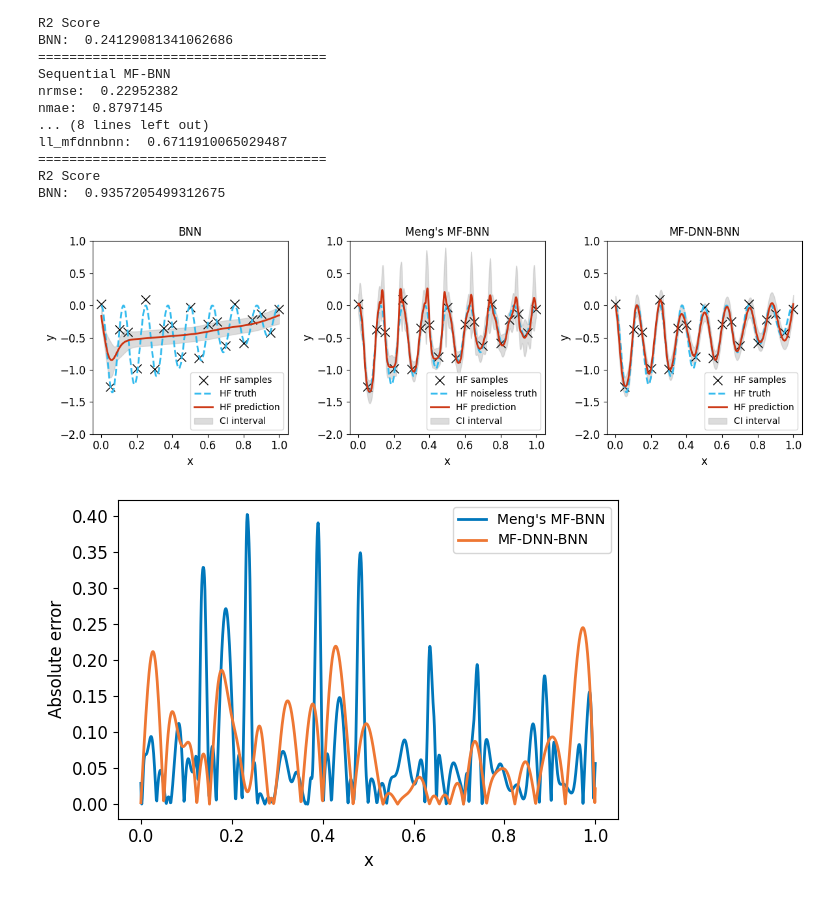
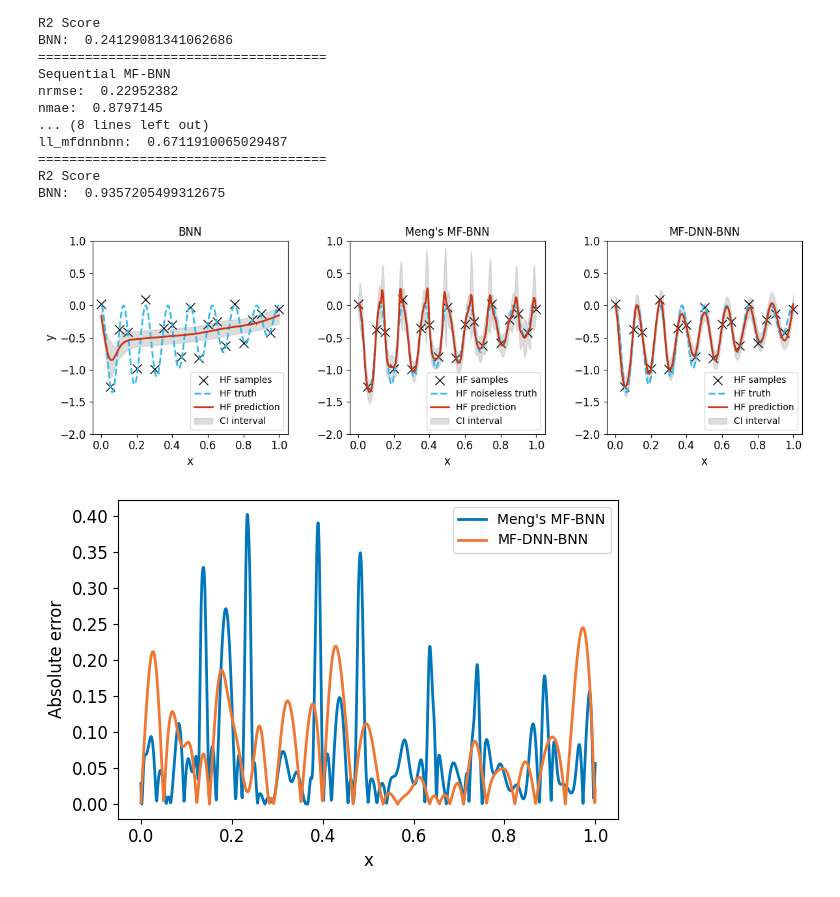
Before and after one commit to bessagroup/mfbml, a Jupyter notebook: studies/bnn_illustrative_examples/mf_dnn_bnn/mf_dnn_bnn_showcase.ipynb, the cells around one changed output. Saved outputs shown, nothing was run; the diff lists cells and outputs as text; code cells hidden in the pictures.

```diff
--- a/studies/bnn_illustrative_examples/mf_dnn_bnn/mf_dnn_bnn_showcase.ipynb
+++ b/studies/bnn_illustrative_examples/mf_dnn_bnn/mf_dnn_bnn_showcase.ipynb
@@ -487,7 +488,7 @@ ax[1].fill_between(
 ax[1].legend(loc="lower right")
 ax[1].set_title("Meng's MF-BNN", fontsize=font_size)
 ax[1].set_xlabel("x", fontsize=font_size)
-ax[1].set_ylabel("y", fontsize=font_size)
+ax[1].set_ylabel(" ", fontsize=font_size)
 ax[1].tick_params(labelsize=font_size)
 ax[1].set_ylim([-2, 1.0])
 
@@ -510,35 +511,35 @@ ax[2].plot(
 )
 ax[2].plot(
     test_samples.numpy(),
     y_proposed,
     "-",
     color="#CC3311",
     linewidth=2,
     label="HF prediction",
 )
 
 ax[2].fill_between(
     test_samples.flatten().numpy(),
     (y_proposed - 2 * total_unc_proposed).flatten(),
     (y_proposed + 2 * total_unc_proposed).flatten(),
     alpha=0.5,
     color="#BBBBBB",
     label="CI interval",
 )
 
 ax[2].set_title("MF-DNN-BNN", fontsize=font_size)
 ax[2].set_xlabel("x", fontsize=font_size)
-ax[2].set_ylabel("y", fontsize=font_size)
+ax[2].set_ylabel(" ", fontsize=font_size)
 ax[2].tick_params(labelsize=font_size)
 ax[2].set_ylim([-2, 1.0])
 ax[2].legend(loc="lower right")
 plt.tight_layout()
 plt.savefig("mf_dnn_bnn_known_noise.pdf", dpi=300, bbox_inches="tight")
 plt.savefig("mf_dnn_bnn_known_noise.png", dpi=300, bbox_inches="tight")
 plt.savefig("mf_dnn_bnn_known_noise.svg", dpi=300, bbox_inches="tight")
 plt.show()
 # %% [output]
-[figure, old version]
+[figure, new version]
 # %%
 # error plot
 fig, ax = plt.subplots(1, figsize=(6, 4))
```
Also changed, not shown: parts of 1 cell of this notebook, 19 other files.
